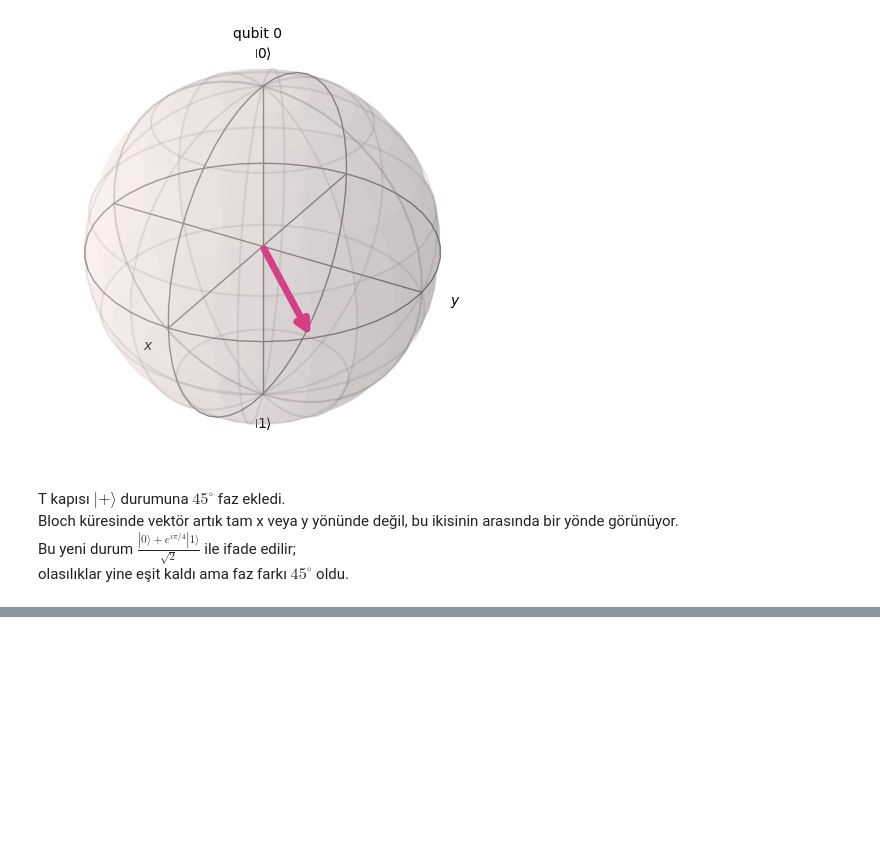
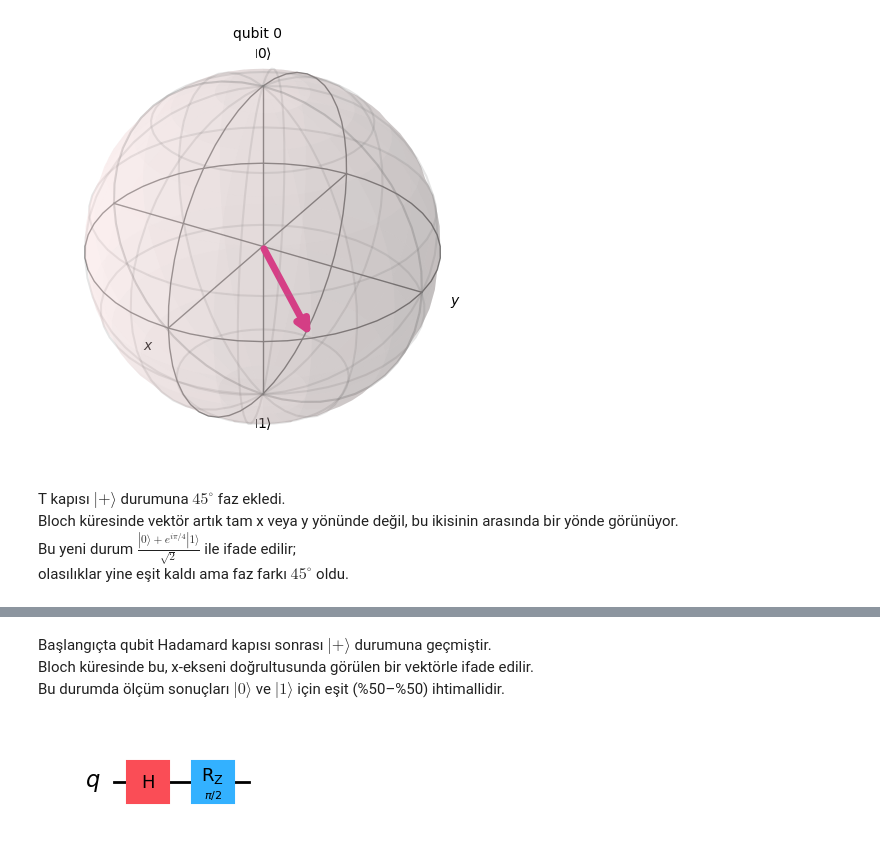
Before and after one commit to Yahya3mn/TR-Quantum, a Jupyter notebook: 01-temel-kavramlar/KuantumKapılarıveDevreler/tekQubitKapıları.ipynb, the cells around one changed output, grey strips where cells are left out. Saved outputs shown, nothing was run; the diff lists cells and outputs as text; code cells hidden in the pictures; blank space fills up the shorter version.

```diff
--- a/01-temel-kavramlar/KuantumKapılarıveDevreler/tekQubitKapıları.ipynb
+++ b/01-temel-kavramlar/KuantumKapılarıveDevreler/tekQubitKapıları.ipynb
@@ -285,0 +483,5 @@ olasılıklar yine eşit kaldı ama faz farkı $45^\circ$ oldu.
+# %%
+qc = QuantumCircuit(1)
+qc.h(0)  # süperpozisyon oluştur
+state0 = Statevector.from_instruction(qc)
+plot_bloch_multivector(state0); plt.show()
@@ -285,0 +490,9 @@ olasılıklar yine eşit kaldı ama faz farkı $45^\circ$ oldu.
+# %% [markdown]
+Başlangıçta qubit Hadamard kapısı sonrası $|+\rangle$ durumuna geçmiştir.
+Bloch küresinde bu, x-ekseni doğrultusunda görülen bir vektörle ifade edilir.
+Bu durumda ölçüm sonuçları $|0\rangle$ ve $|1\rangle$ için eşit (%50–%50) ihtimallidir.
+# %%
+qc.rz(math.pi/2, 0)
+_ = qc.draw(output="mpl")
+# %% [output]
+[figure, added]
```
Also changed, not shown: parts of 24 cells of this notebook.
